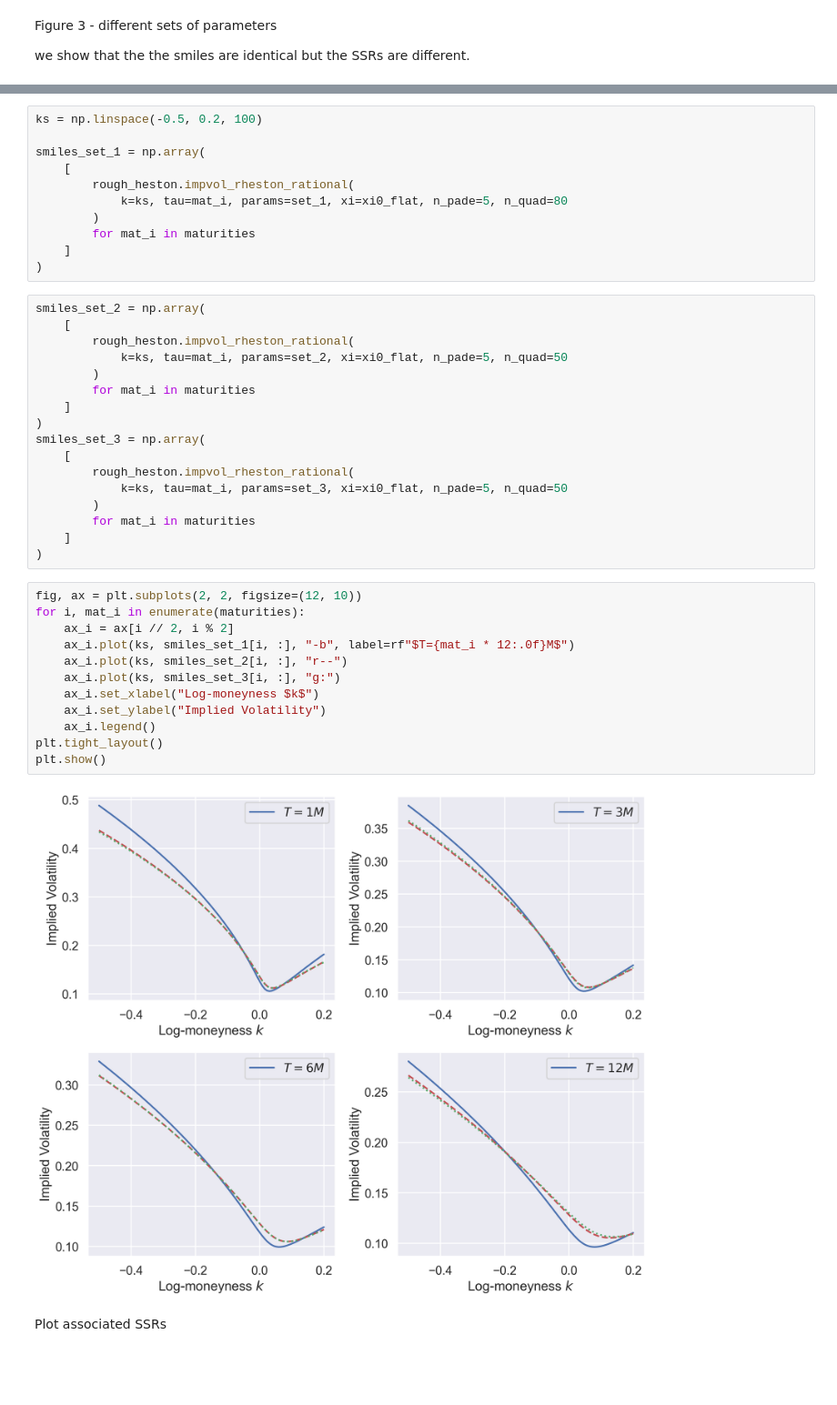
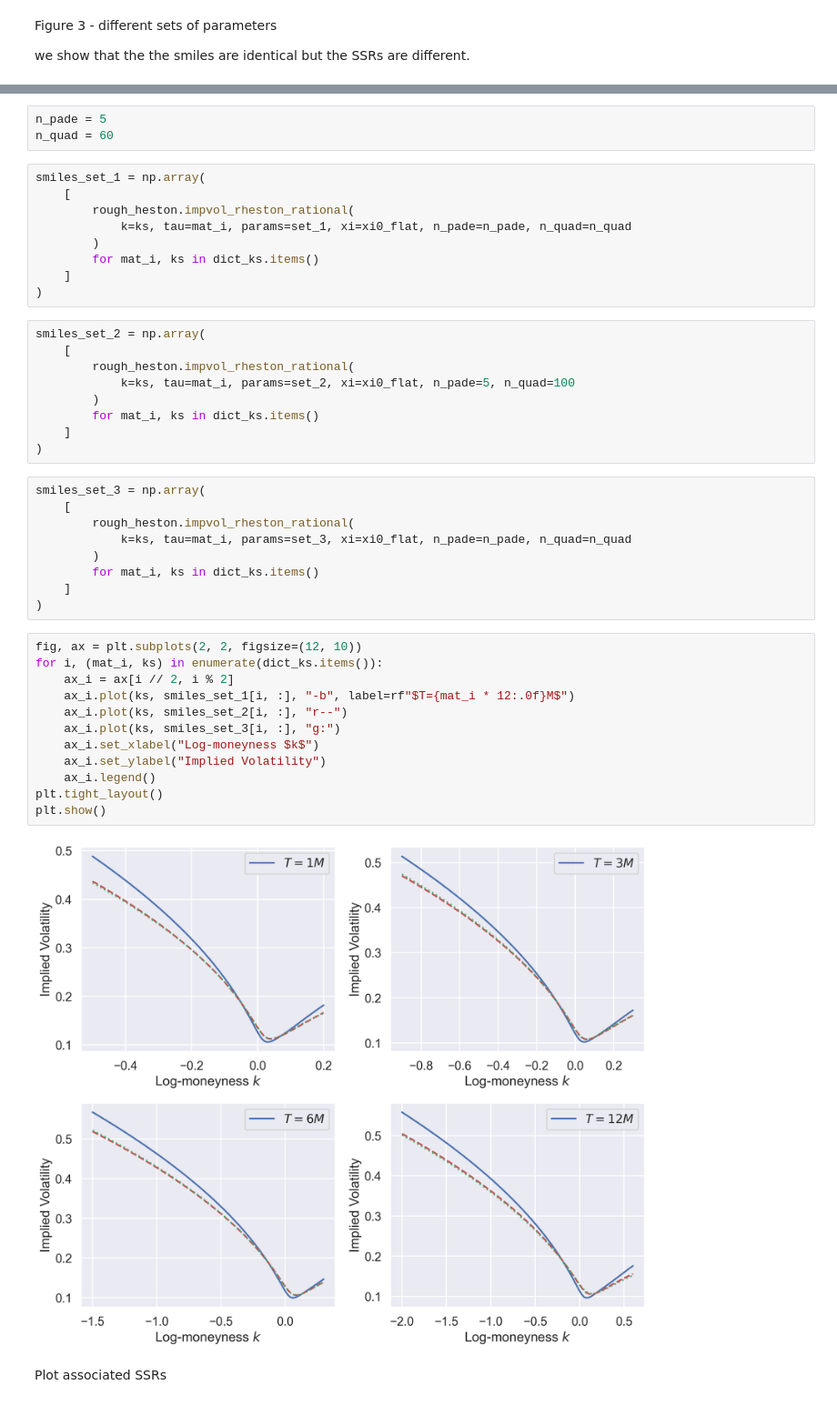
Before and after one commit to fbourgey/computing-the-ssr, a Jupyter notebook: paper_computing_the_ssr.ipynb, the cells around one changed output, grey strips where cells are left out. Shown at 91% size. Saved outputs shown, nothing was run; the diff lists cells and outputs as text; blank space fills up the shorter version.

```diff
--- a/paper_computing_the_ssr.ipynb
+++ b/paper_computing_the_ssr.ipynb
@@ -280,45 +351,47 @@ maturities = np.array([1 / 12, 3 / 12, 6 / 12, 1])
+# %%
+n_pade = 5
+n_quad = 60
 # %%
-ks = np.linspace(-0.5, 0.2, 100)
-
 smiles_set_1 = np.array(
     [
         rough_heston.impvol_rheston_rational(
-            k=ks, tau=mat_i, params=set_1, xi=xi0_flat, n_pade=5, n_quad=80
+            k=ks, tau=mat_i, params=set_1, xi=xi0_flat, n_pade=n_pade, n_quad=n_quad
         )
-        for mat_i in maturities
+        for mat_i, ks in dict_ks.items()
     ]
 )
 # %%
 smiles_set_2 = np.array(
     [
         rough_heston.impvol_rheston_rational(
-            k=ks, tau=mat_i, params=set_2, xi=xi0_flat, n_pade=5, n_quad=50
+            k=ks, tau=mat_i, params=set_2, xi=xi0_flat, n_pade=5, n_quad=100
         )
-        for mat_i in maturities
+        for mat_i, ks in dict_ks.items()
     ]
 )
-smiles_set_3 = np.array(
-    [
-        rough_heston.impvol_rheston_rational(
-            k=ks, tau=mat_i, params=set_3, xi=xi0_flat, n_pade=5, n_quad=50
-        )
-        for mat_i in maturities
-    ]
-)
+# %%
+smiles_set_3 = np.array(
+    [
+        rough_heston.impvol_rheston_rational(
+            k=ks, tau=mat_i, params=set_3, xi=xi0_flat, n_pade=n_pade, n_quad=n_quad
+        )
+        for mat_i, ks in dict_ks.items()
+    ]
+)
 # %%
 fig, ax = plt.subplots(2, 2, figsize=(12, 10))
-for i, mat_i in enumerate(maturities):
+for i, (mat_i, ks) in enumerate(dict_ks.items()):
     ax_i = ax[i // 2, i % 2]
     ax_i.plot(ks, smiles_set_1[i, :], "-b", label=rf"$T={mat_i * 12:.0f}M$")
     ax_i.plot(ks, smiles_set_2[i, :], "r--")
     ax_i.plot(ks, smiles_set_3[i, :], "g:")
     ax_i.set_xlabel("Log-moneyness $k$")
     ax_i.set_ylabel("Implied Volatility")
     ax_i.legend()
 plt.tight_layout()
 plt.show()
 # %% [output]
-[figure, old version]
+[figure, new version]
 # %% [markdown]
 Plot associated SSRs
 # %%
```
Also changed, not shown: parts of 12 cells of this notebook, 4 other files.
